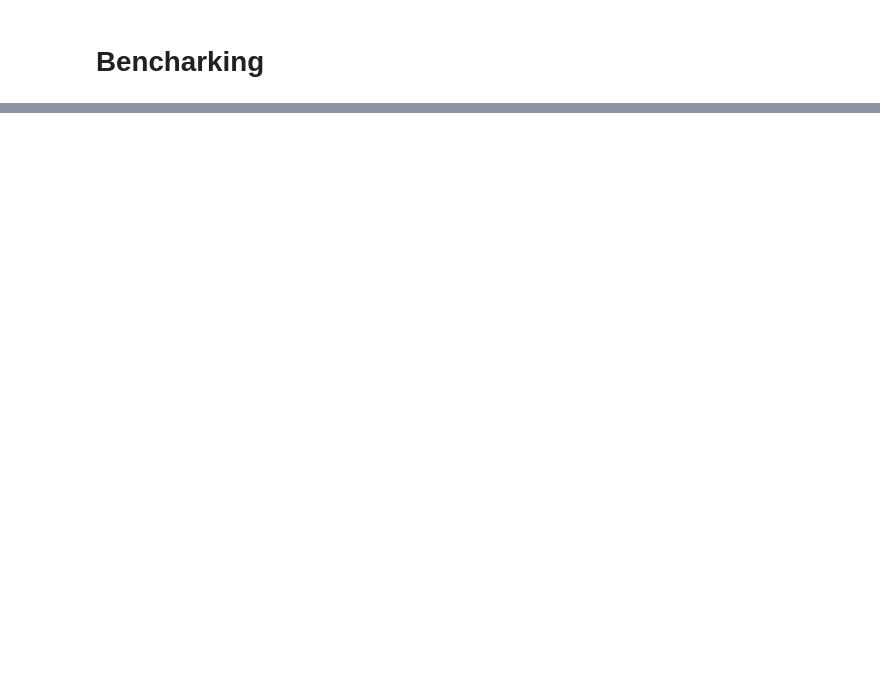
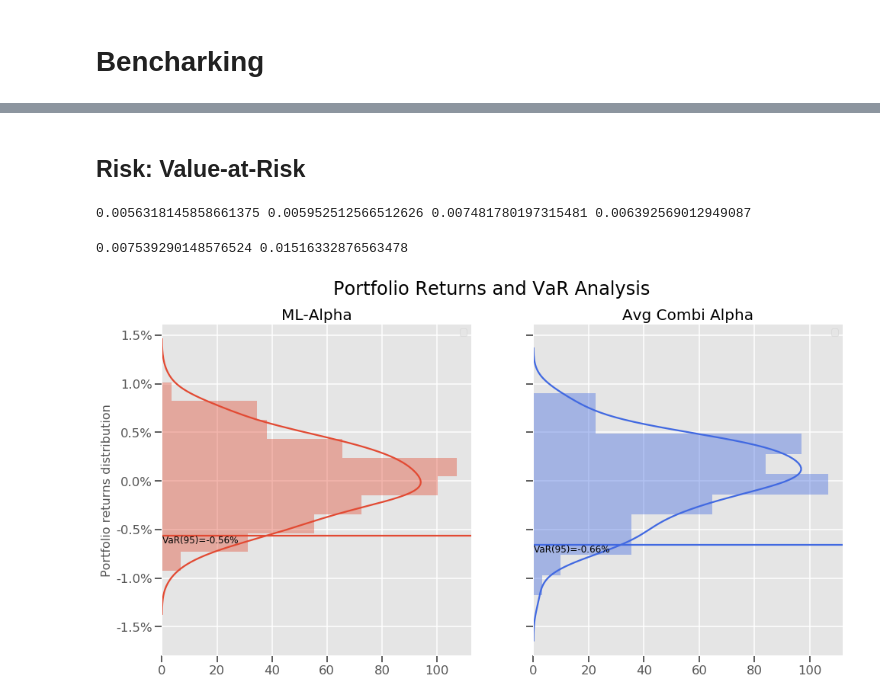
Before and after one commit to manualrg/dslab-ai-for-trading, a Jupyter notebook: notebooks/04_opt_portfolio/04_portop_bkt_attribution.ipynb, the cells around one changed output, grey strips where cells are left out. Drawn from its saved outputs; the diff is of its cells as text; code cells hidden in the pictures; blank space fills up the shorter version.

```diff
--- a/notebooks/04_opt_portfolio/04_portop_bkt_attribution.ipynb
+++ b/notebooks/04_opt_portfolio/04_portop_bkt_attribution.ipynb
@@ -161 +269,49 @@ tc_ml               1.222112
 Name: daily_total, dtype: float64
+# %% [markdown]
+## Risk: Value-at-Risk
+# %%
+VaR95_emp = portopt_utils.compute_empirical_var(-pnl_tc_ml['daily_total'], 0.95)
+VaR95_norm = portopt_utils.compute_theoretical_var(-pnl_tc_ml['daily_total'], 0.95)
+VaR95_stu = portopt_utils.compute_theoretical_var(-pnl_tc_ml['daily_total'], 0.95, 'student')
+VaR95_kdegauss = portopt_utils.compute_theoretical_var(-pnl_tc_ml['daily_total'], 0.95, 'gaussian_kde')
+print(VaR95_emp, VaR95_norm, VaR95_stu, VaR95_kdegauss)
+# %% [output]
+0.0056318145858661375 0.005952512566512626 0.007481780197315481 0.006392569012949087
+# %%
+cvar95_norm = portopt_utils.compute_cvar(-pnl_tc_ml['daily_total'], 0.95)
+cvar95_stu = portopt_utils.compute_cvar(-pnl_tc_ml['daily_total'], 0.95, 'student')
+print(cvar95_norm, cvar95_stu)
+# %% [output]
+0.007539290148576524 0.01516332876563478
+# %%
+var_alpha_ml = -portopt_utils.compute_empirical_var(-pnl_tc_ml['daily_total'], 0.95)
+var_avg_combi_ml = -portopt_utils.compute_empirical_var(-pnl_tc_avg_combi['daily_total'], 0.95)
+# %%
+fig, axs = plt.subplots(1,2, sharey=True)
+
+plt.suptitle('Portfolio Returns and VaR Analysis')
+
+ax1 = axs[0]
+sns.distplot(pnl_tc_ml['daily_total'], ax=ax1, norm_hist=True, vertical=True)
+
+ax1.set_yticklabels([f'{x:0.2%}' for x in ax1.get_yticks()])
+ax1.axhline(y=var_alpha_ml)
+ax1.text(0, var_alpha_ml, f'VaR(95)={var_alpha_ml:0.2%}', va='top')
+
+ax1.set_ylabel("Portfolio returns distribution")
+ax1.set_title('ML-Alpha')
+
+ax2 = axs[1]
+sns.distplot(pnl_tc_avg_combi['daily_total'], ax=ax2, norm_hist=True, vertical=True, color='royalblue')
+
+ax2.axhline(y=var_avg_combi_ml, color='royalblue')
+ax2.text(0, var_avg_combi_ml, f'VaR(95)={var_avg_combi_ml:0.2%}', va='top')
+ax2.set_ylabel('')
+ax2.set_title('Avg Combi Alpha')
+
+for ax in axs:
+    ax.set_yticklabels([f'{x:0.1%}' for x in ax.get_yticks()])
+    ax.legend("")
+plt.show()
+# %% [output]
+[figure, added]
```
Also changed, not shown: parts of 46 cells of this notebook.
